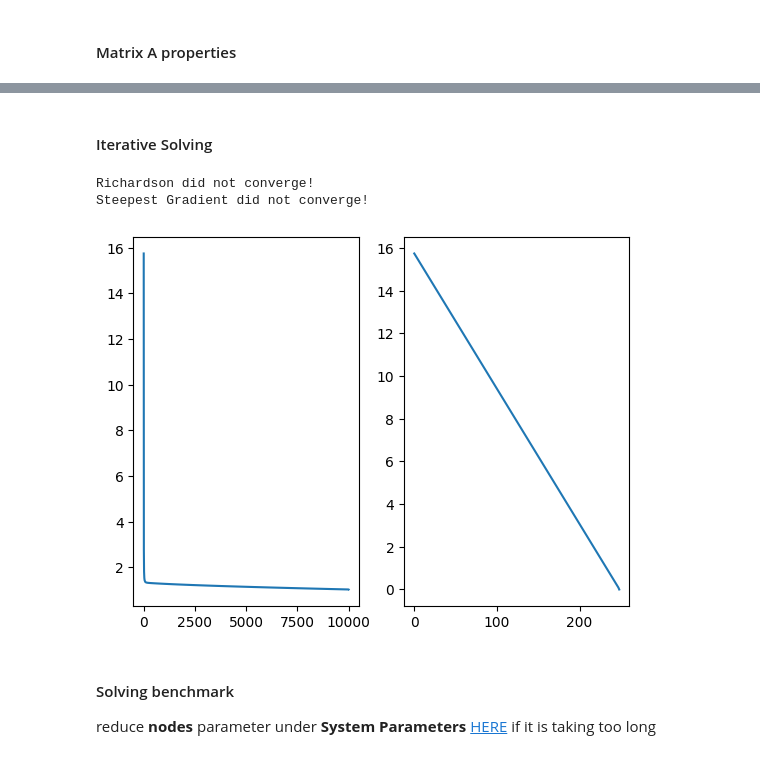
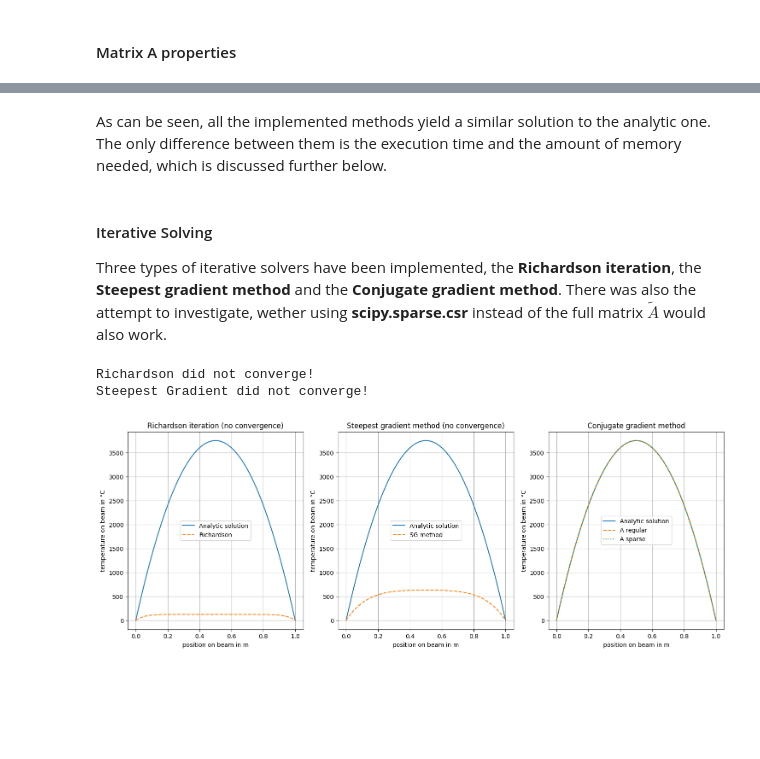
Before and after one commit to ajayhanssen/ThermalBar, a Jupyter notebook: thermalBar.ipynb, the cells around one changed output, grey strips where cells are left out. Drawn from its saved outputs; the diff is of its cells as text; code cells hidden in the pictures; blank space fills up the shorter version.

```diff
--- a/thermalBar.ipynb
+++ b/thermalBar.ipynb
@@ -348,23 +378,37 @@ T_vec_gauss = apply_init_conditions(T_vec_gauss, 0, 0)
+# %% [markdown]
+As can be seen, all the implemented methods yield a similar solution to the analytic one. The only difference between them is the execution time and the amount of memory needed, which is discussed further below.
 # %% [markdown]
 #### Iterative Solving
+Three types of iterative solvers have been implemented, the **Richardson iteration**, the **Steepest gradient method** and the **Conjugate gradient method**. There was also the attempt to investigate, wether using **scipy.sparse.csr** instead of the full matrix $\utilde{A}$ would also work.
 # %%
-T_richard = richardson_iteration(A, b, np.zeros_like(b), 0.01, 10000)
+T_richard = richardson_iteration(A, b, np.zeros_like(b), 0.1, 10000)
+T_richard = apply_init_conditions(T_richard, 0, 0)
+
 T_steep_grad, residual_sg = steepest_gradient(A, b, np.zeros_like(b), 10000, returnInfo=True)
+T_steep_grad = apply_init_conditions(T_steep_grad, 0, 0)
 
-T_conj_grad = conjugate_gradient(A, b, np.zeros_like(b), 10000)
+T_conj_grad, residual_cg = conjugate_gradient(A, b, np.zeros_like(b), 10000, returnInfo=True)
 T_conj_grad = apply_init_conditions(T_conj_grad, 0, 0)
 
-T_conj_sparse, residual_cg = conjugate_gradient(spA, b, np.zeros_like(b), 10000, returnInfo=True)
+T_conj_sparse = conjugate_gradient(spA, b, np.zeros_like(b), 10000)
 T_conj_sparse = apply_init_conditions(T_conj_sparse, 0, 0)
 
-fig, ax = plt.subplots(1,2)
-ax[0].plot(residual_sg)
-ax[1].plot(residual_cg)
+fig, ax = plt.subplots(1,3, figsize=(18,6))
+for axis in ax:
+    axis.plot(x, T_analytic, label="Analytic solution")
+    axis.grid()
+    axis.set_xlabel("position on beam in m")
+    axis.set_ylabel("temperature on beam in °C")
+ax[0].plot(x, T_richard, label="Richardson", linestyle="--")
+ax[0].set_title("Richardson iteration (no convergence)")
+ax[1].plot(x, T_steep_grad, label="SG method", linestyle="--")
+ax[1].set_title("Steepest gradient method (no convergence)")
+ax[2].plot(x, T_conj_grad, label="A regular", linestyle="--")
+ax[2].plot(x, T_conj_sparse, label="A sparse", linestyle=":")
+ax[2].set_title("Conjugate gradient method")
+for axis in ax: axis.legend(loc="center")
 plt.show()
 # %% [output]
 Richardson did not converge!
 Steepest Gradient did not converge!
-[figure, old version]
+[figure, new version]
-# %% [markdown]
-#### Solving benchmark
-reduce **nodes** parameter under **System Parameters** [HERE](#system-parameters) if it is taking too long
```
Also changed, not shown: parts of 10 cells of this notebook.
